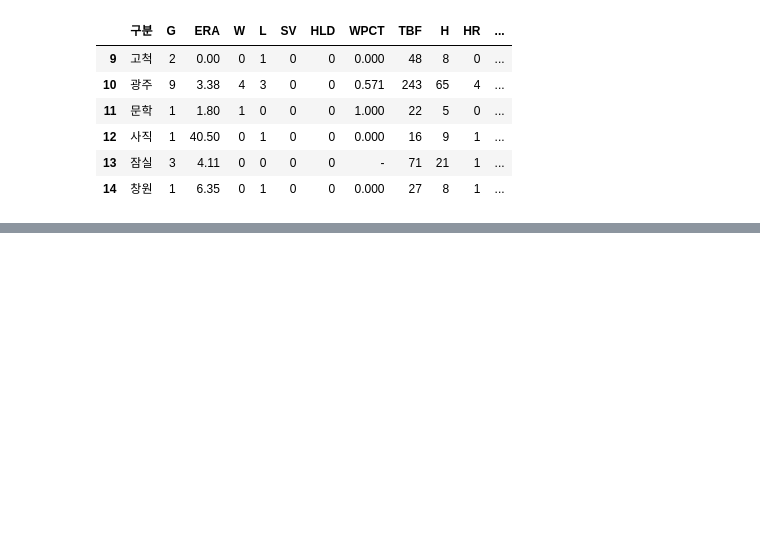
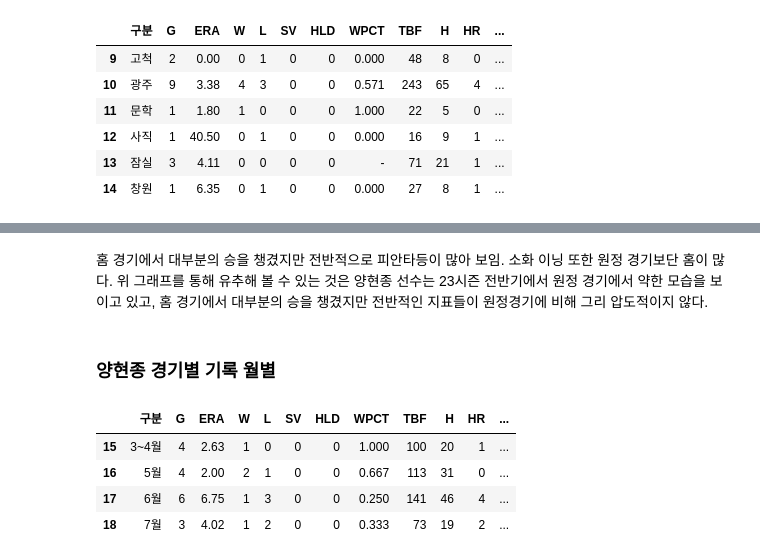
Before and after one commit to Kimjong127/Project, a Jupyter notebook: KBO선수 분석 정보 Project/전력분석(전반기KIA_양현종).ipynb, the cells around one changed output, grey strips where cells are left out. Cells and saved outputs as stored; diff of their text form; code cells hidden in the pictures; blank space fills up the shorter version.

```diff
--- a/KBO선수 분석 정보 Project/전력분석(전반기KIA_양현종).ipynb
+++ b/KBO선수 분석 정보 Project/전력분석(전반기KIA_양현종).ipynb
@@ -261,0 +303,12 @@ fig.show()
+# %% [markdown]
+홈 경기에서 대부분의 승을 챙겼지만 전반적으로 피안타등이 많아 보임. 소화 이닝 또한 원정 경기보단 홈이 많다. 위 그래프를 통해 유추해 볼 수 있는 것은 양현종 선수는 23시즌 전반기에서 원정 경기에서 약한 모습을 보이고 있고, 홈 경기에서 대부분의 승을 챙겼지만 전반적인 지표들이 원정경기에 비해 그리 압도적이지 않다.
+# %% [markdown]
+### 양현종 경기별 기록 월별
+# %%
+양현종_경기별기록_월별
+# %% [output]
+|  | 구분 | G | ERA | W | L | SV | HLD | WPCT | TBF | H | HR | ... |
+| 15 | 3~4월 | 4 | 2.63 | 1 | 0 | 0 | 0 | 1.000 | 100 | 20 | 1 | ... |
+| 16 | 5월 | 4 | 2.00 | 2 | 1 | 0 | 0 | 0.667 | 113 | 31 | 0 | ... |
+| 17 | 6월 | 6 | 6.75 | 1 | 3 | 0 | 0 | 0.250 | 141 | 46 | 4 | ... |
+| 18 | 7월 | 3 | 4.02 | 1 | 2 | 0 | 0 | 0.333 | 73 | 19 | 2 | ... |
```
Also changed, not shown: parts of 9 cells of this notebook.
